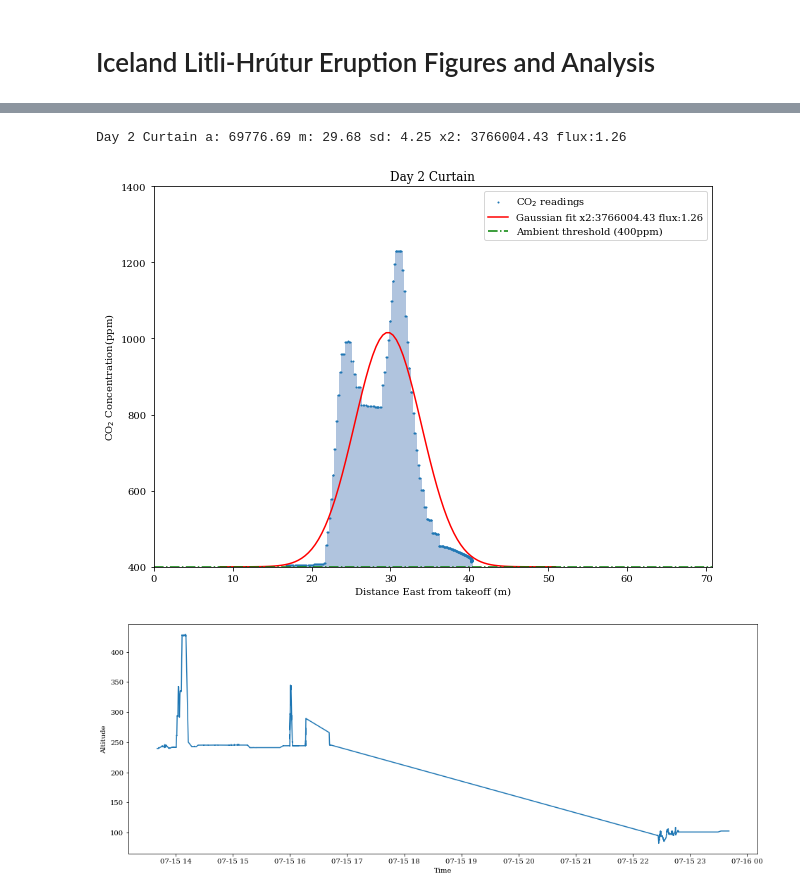
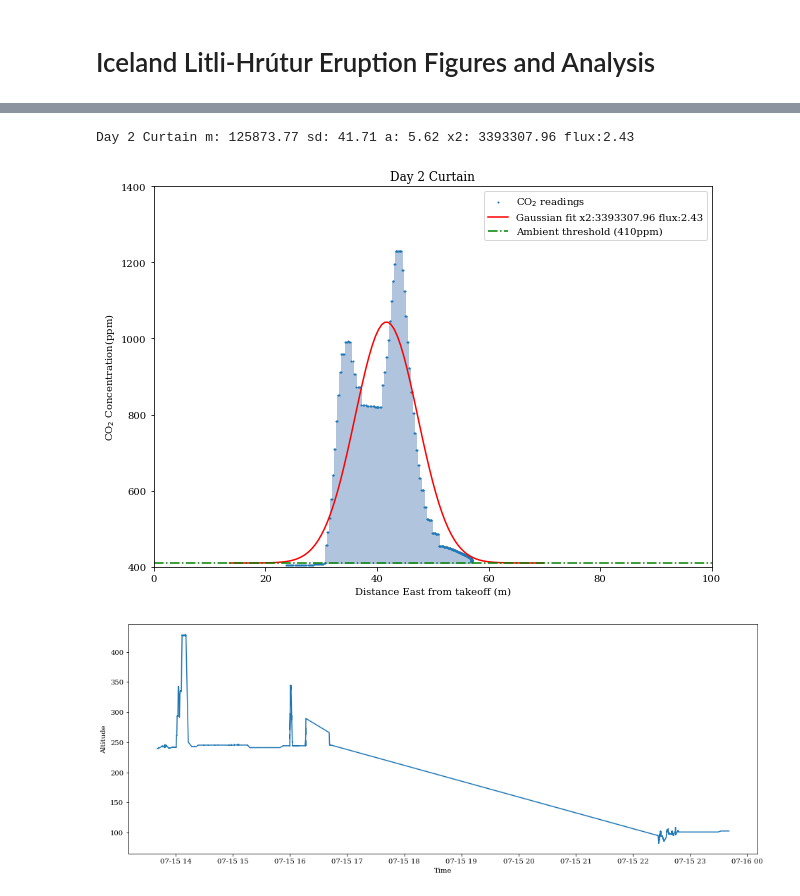
Before and after one commit to BCLab-UNM/iceland-2023-expedition, a Jupyter notebook: Iceland July 2023.ipynb, the cells around one changed output, grey strips where cells are left out. Cells and saved outputs as stored; diff of their text form; code cells hidden in the pictures.

```diff
--- a/Iceland July 2023.ipynb
+++ b/Iceland July 2023.ipynb
@@ -250,10 +225,10 @@ Day 2 Transect back a: 327976.20 m: 80.88 sd: 16.44 x2: 711911.38 flux:5.90
 # %%
 ig, axs = plt.subplots(1, 1, figsize=(10, 7))
-render_distance_data(day2_flight1[0], day2_flight2a, 400, 'Day 2 Curtain', axs, limit_distance=100, max_co2=1400, legend=True, angle=math.pi/4)
+render_distance_data(day2_flight1[0], day2_flight2a, 410, 'Day 2 Curtain', axs, limit_distance=100, max_co2=1400, legend=True, angle=math.pi/4)
 saveFigure(plt, 'transect3', dpi=300)
 # %% [output]
-Day 2 Curtain a: 69776.69 m: 29.68 sd: 4.25 x2: 3766004.43 flux:1.26
+Day 2 Curtain m: 125873.77 sd: 41.71 a: 5.62 x2: 3393307.96 flux:2.43
-[figure, old version]
+[figure, new version]
 # %%
 display_data('2023-7-15', day1)
 display_data('2023-7-15', day1_flight1)
```
Also changed, not shown: parts of 3 cells of this notebook.
